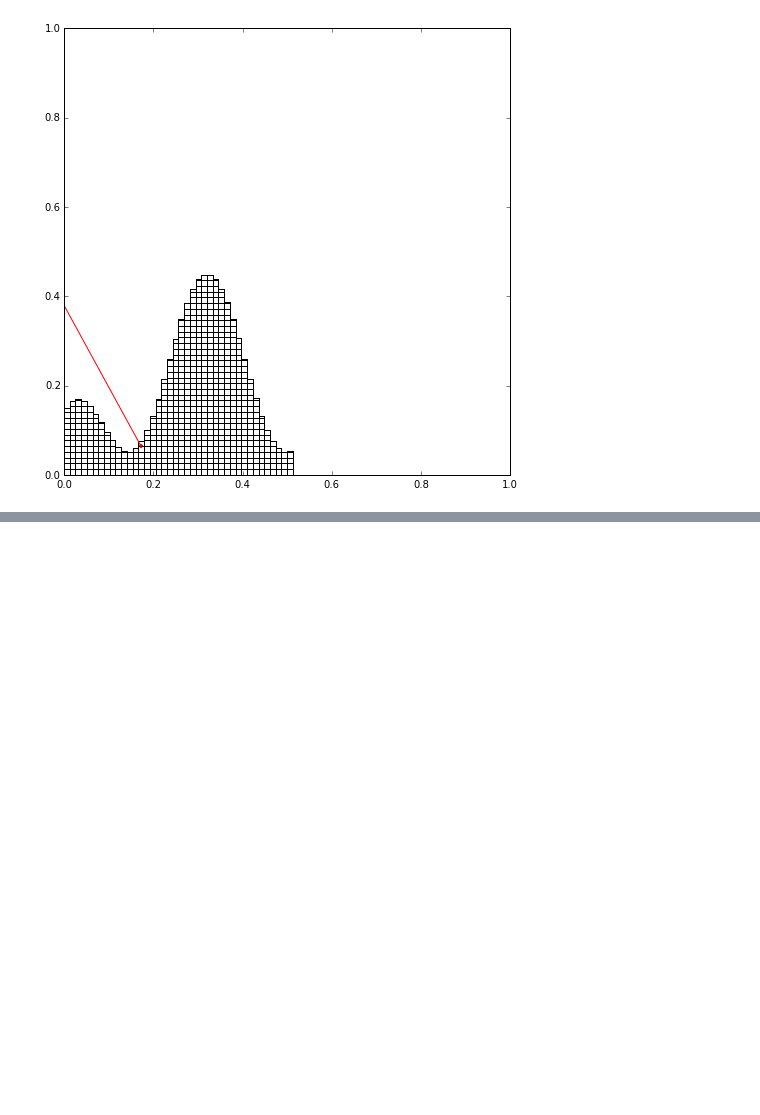
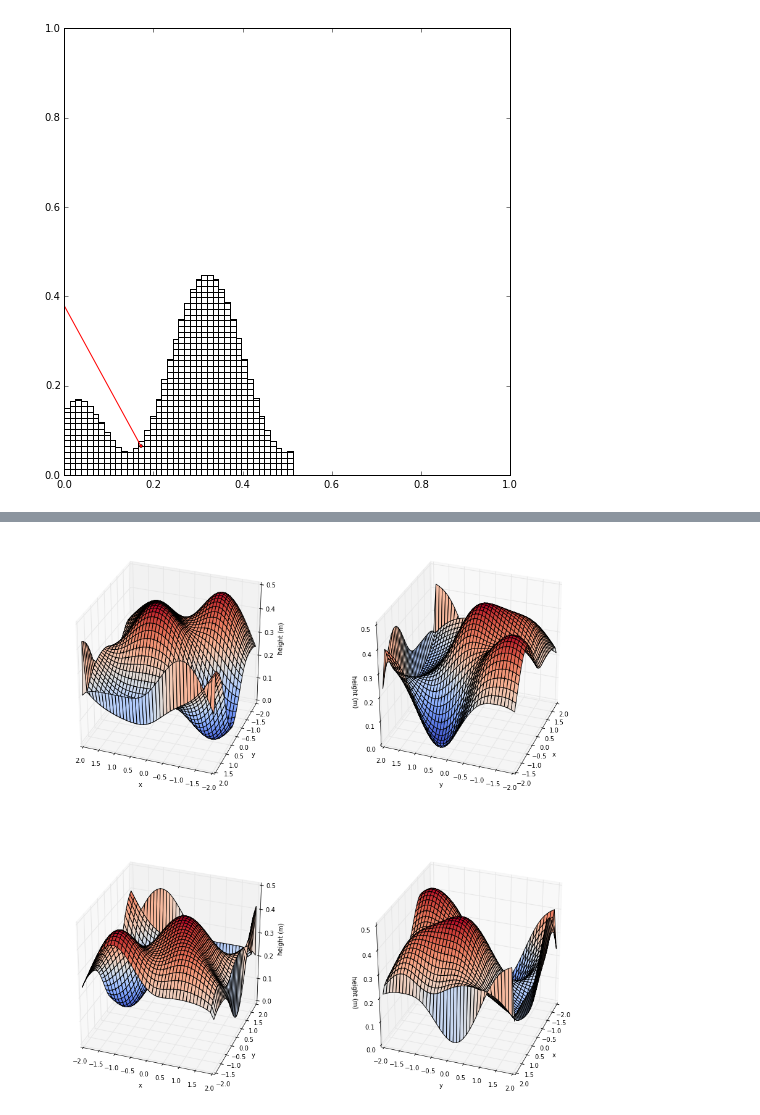
Before and after one commit to exalted/mdwiki-seed, a Jupyter notebook: extra/notebooks/suspension_algorithm1.ipynb, the cells around one changed output, grey strips where cells are left out. Cells and saved outputs as stored; diff of their text form; code cells hidden in the pictures; blank space fills up the shorter version.

Commit message:
add rand 3d map use

```diff
--- a/extra/notebooks/suspension_algorithm1.ipynb
+++ b/extra/notebooks/suspension_algorithm1.ipynb
@@ -53,14 +53,14 @@ plt.show()
 # %% [output]
 [figure]
 # %%
-def plot_3d_surface_multi_azim(X, Y, Z, xlab="", ylab="", zlab=""):
+def plot_3d_surface_multi_azim(X, Y, Z, xlab="", ylab="", zlab="", **kwargs):
     fig = plt.figure(figsize=(16, 16))
     for i in range(1,5):
         ax = fig.add_subplot(2,2, i, projection='3d')
         ax.set_xlabel(xlab)
         ax.set_ylabel(ylab)
         ax.set_zlabel(zlab)
-        ax.plot_surface(X, Y, Z)
+        ax.plot_surface(X, Y, Z, **kwargs)
         ax.view_init(azim=20 + 90*i)
     plt.show()
 # %%
@@ -251,0 +257,28 @@ draw_legs_solution(heightmaps, eps=0.01)
+# %%
+size=(2, 2)
+
+def create_map(octave=1, persistence=0.5, lacunarity=2.0, z_scale = 1):
+    octave = float(octave)
+    x = np.linspace(-size[0]/2, size[0]/2, 40)
+    y = np.linspace(-size[1]/2, size[1]/2, 40)
+    x, y = np.meshgrid(x, y)
+
+    z = np.zeros(x.shape)
+    rand=int(random.randint(1, 1000))
+    for (x1, y1), _ in np.ndenumerate(z):
+        freq=1./30
+        z[x1-1, y1-1] = noise.snoise3(x1*freq, y1*freq, rand, int(octave), persistence, lacunarity)
+    z = z_scale*z
+    z = z-np.min(z)
+
+    return (x, y, z)
+def plot_3d_rand_map(map3d):
+    plot_3d_surface_multi_azim(map3d[0], map3d[1], map3d[2], xlab="x", ylab="y", zlab="height (m)", cmap=cm.coolwarm, rstride=1, cstride=1)
+def plot_3d_rand_map_2d(map3d):
+    plt.imshow(map3d[2], extent=(map3d[0].min(), map3d[0].max(), map3d[1].min(), map3d[1].max()))
+    plt.colorbar()
+# %%
+map3d = create_map(octave=1, persistence=1, lacunarity=2, z_scale=0.25)
+plot_3d_rand_map(map3d)
+# %% [output]
+[figure, added]
```
Also changed, not shown: parts of 10 cells of this notebook.
